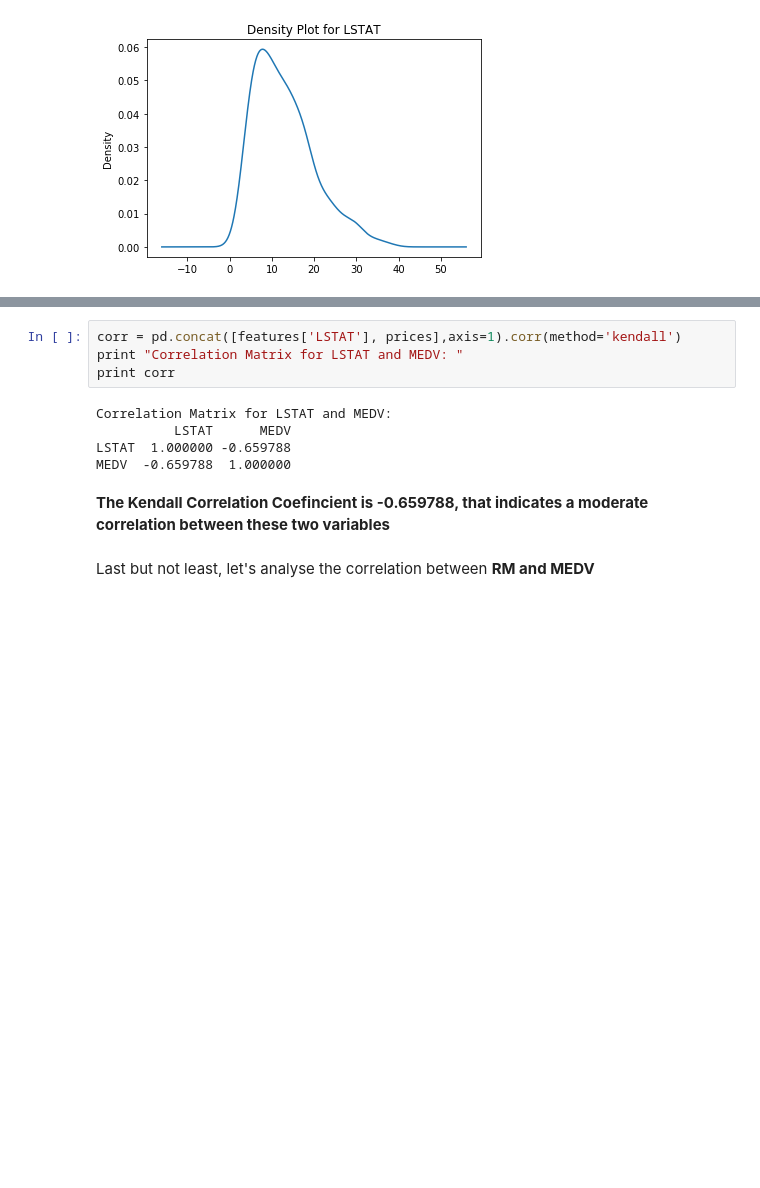
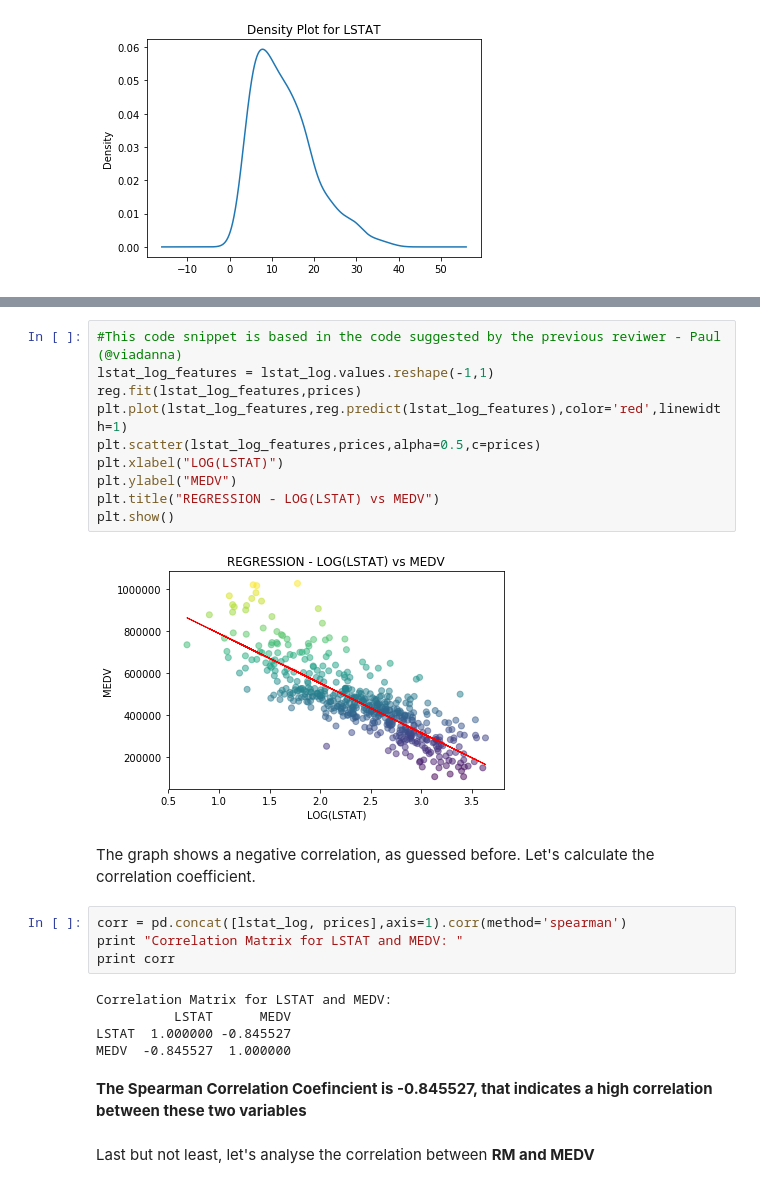
Before and after one commit to gabriel301/MLNanodregree, a Jupyter notebook: projects/boston_housing/boston_housing.ipynb, the cells around one changed output, grey strips where cells are left out. Cells and saved outputs as stored; diff of their text form; blank space fills up the shorter version.

```diff
--- a/projects/boston_housing/boston_housing.ipynb
+++ b/projects/boston_housing/boston_housing.ipynb
@@ -156,14 +195,28 @@ Kendall Correlation Coeficient is preferable in this situation:
+# %%
+#This code snippet is based in the code suggested by the previous reviwer - Paul (@viadanna)
+lstat_log_features = lstat_log.values.reshape(-1,1)
+reg.fit(lstat_log_features,prices)
+plt.plot(lstat_log_features,reg.predict(lstat_log_features),color='red',linewidth=1)
+plt.scatter(lstat_log_features,prices,alpha=0.5,c=prices)
+plt.xlabel("LOG(LSTAT)")
+plt.ylabel("MEDV")
+plt.title("REGRESSION - LOG(LSTAT) vs MEDV")
+plt.show()
+# %% [output]
+[figure, added]
+# %% [markdown]
+The graph shows a negative correlation, as guessed before. Let's calculate the correlation coefficient.
 # %%
-corr = pd.concat([features['LSTAT'], prices],axis=1).corr(method='kendall')
+corr = pd.concat([lstat_log, prices],axis=1).corr(method='spearman')
 print "Correlation Matrix for LSTAT and MEDV: "
 print corr
 # %% [output]
 Correlation Matrix for LSTAT and MEDV:
           LSTAT      MEDV
-LSTAT  1.000000 -0.659788
-MEDV  -0.659788  1.000000
+LSTAT  1.000000 -0.845527
+MEDV  -0.845527  1.000000
 # %% [markdown]
-**The Kendall Correlation Coefincient is -0.659788, that indicates a moderate correlation between these two variables**
+**The Spearman Correlation Coefincient is -0.845527, that indicates a high correlation between these two variables**
 # %% [markdown]
 Last but not least, let's analyse the correlation between **RM and MEDV**
 # %%
```
Also changed, not shown: parts of 15 cells of this notebook.
